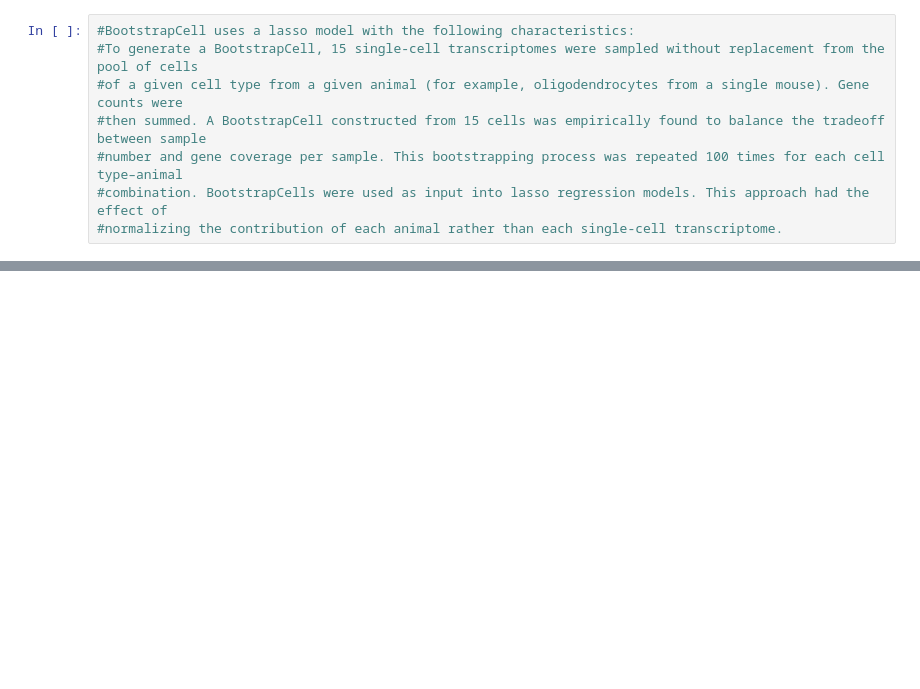
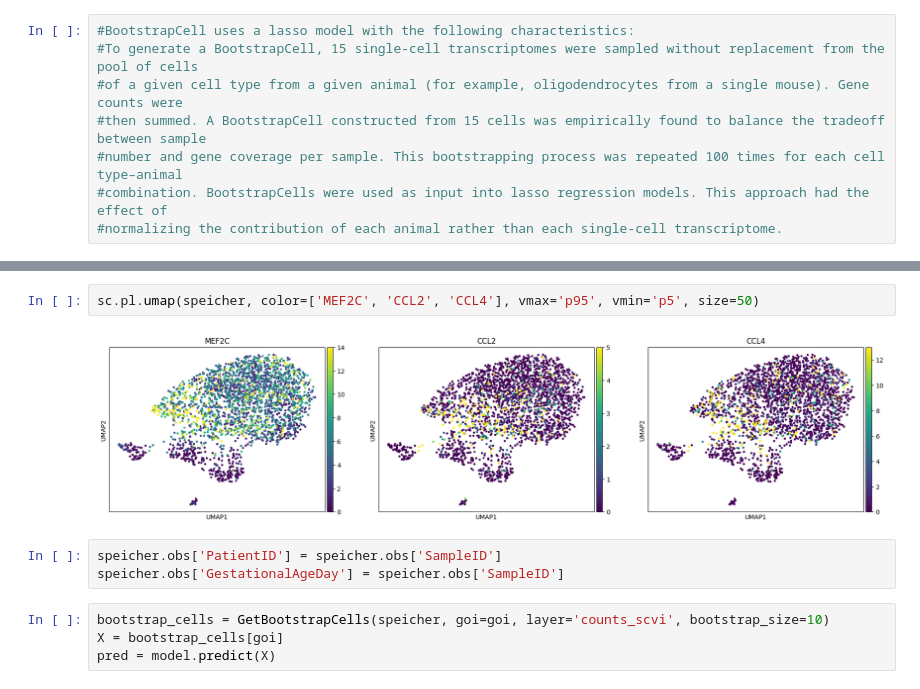
Before and after one commit to deanslee/FigureOneLab, a Jupyter notebook: example_projects/human_microglia_brain_organoids/240301_microglia_aging_clock.ipynb, the cells around one changed output, grey strips where cells are left out. Drawn from its saved outputs; the diff is of its cells as text; blank space fills up the shorter version.

```diff
--- a/example_projects/human_microglia_brain_organoids/240301_microglia_aging_clock.ipynb
+++ b/example_projects/human_microglia_brain_organoids/240301_microglia_aging_clock.ipynb
@@ -239,0 +270,11 @@ sc.pl.umap(adata, color=['MEF2C'], vmax='p95', vmin='p5', size=20)
+# %%
+sc.pl.umap(speicher, color=['MEF2C', 'CCL2', 'CCL4'], vmax='p95', vmin='p5', size=50)
+# %% [output]
+[figure, added]
+# %%
+speicher.obs['PatientID'] = speicher.obs['SampleID']
+speicher.obs['GestationalAgeDay'] = speicher.obs['SampleID']
+# %%
+bootstrap_cells = GetBootstrapCells(speicher, goi=goi, layer='counts_scvi', bootstrap_size=10)
+X = bootstrap_cells[goi]
+pred = model.predict(X)
```
Also changed, not shown: parts of 15 cells of this notebook, 2 other files.
